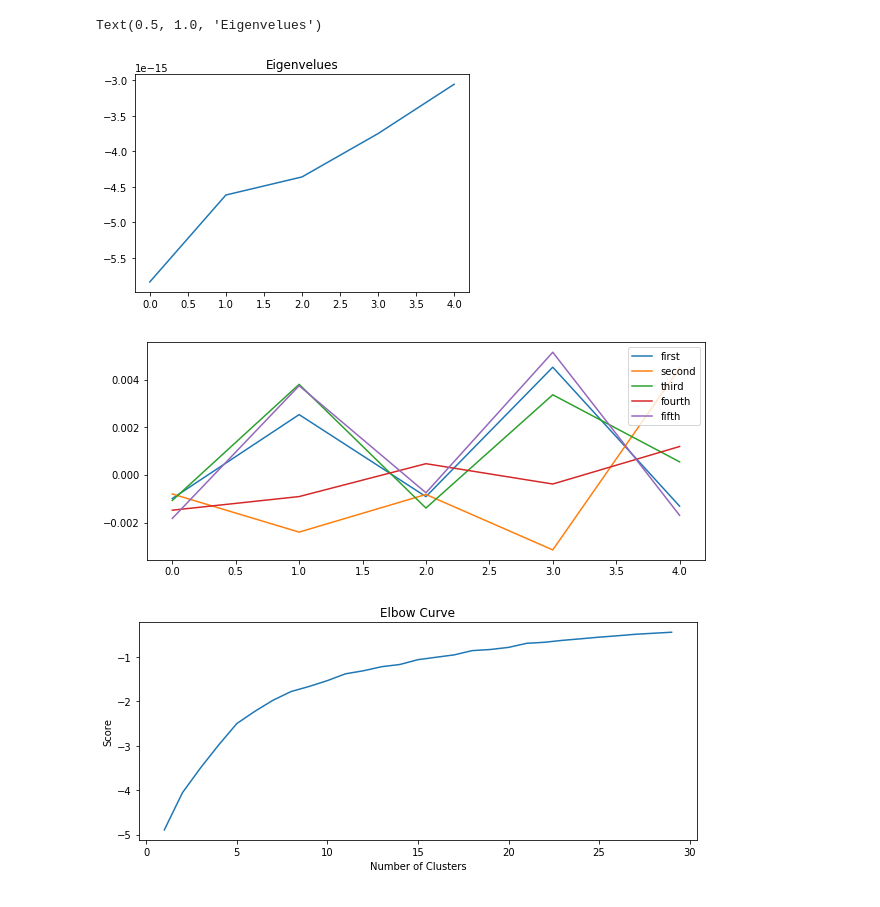
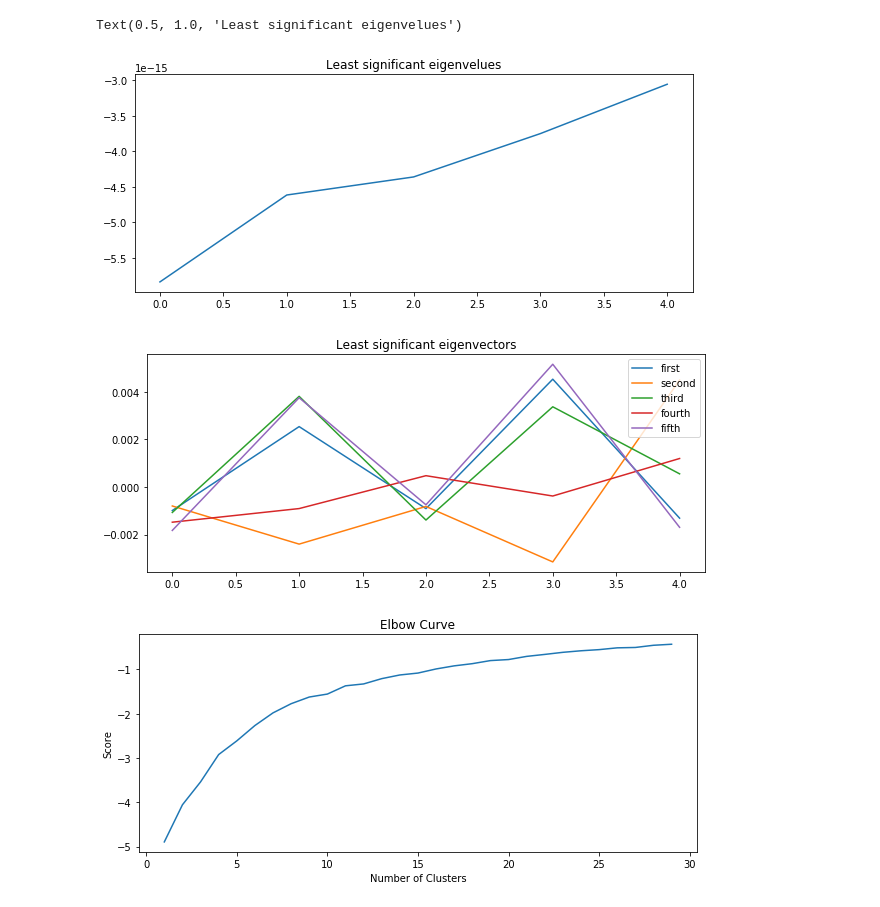
Before and after one commit to Tetrix/AMDM-project, a Jupyter notebook: Spectral Algorithm.ipynb, the cells around one changed output. Cells and saved outputs as stored; diff of their text form; code cells hidden in the pictures.

Commit message:
added labels to the plots

```diff
--- a/Spectral Algorithm.ipynb
+++ b/Spectral Algorithm.ipynb
@@ -93,10 +93,10 @@ least_vectors = least_vectors.real
 # %%
 # Visualize least significant eigenvalues
 plt.plot(least_values)
-plt.title('Eigenvelues')
+plt.title('Least significant eigenvelues')
 # %% [output]
-Text(0.5, 1.0, 'Eigenvelues')
+Text(0.5, 1.0, 'Least significant eigenvelues')
-[figure, old version]
+[figure, new version]
 # %%
 # Visualize least significant eigenvectors
 
@@ -108,9 +108,10 @@ plt.plot(least_vectors[:][2], label='third')
 plt.plot(least_vectors[:][3], label='fourth')
 plt.plot(least_vectors[:][4], label='fifth')
 plt.legend(loc='upper right')
+plt.title('Least significant eigenvectors')
 plt.show()
 # %% [output]
-[figure, old version]
+[figure, new version]
 # %%
 def elbow(least_vectors, num_clusters):
     number_clusters = range(1, num_clusters)
```
Also changed, not shown: parts of 2 cells of this notebook.
